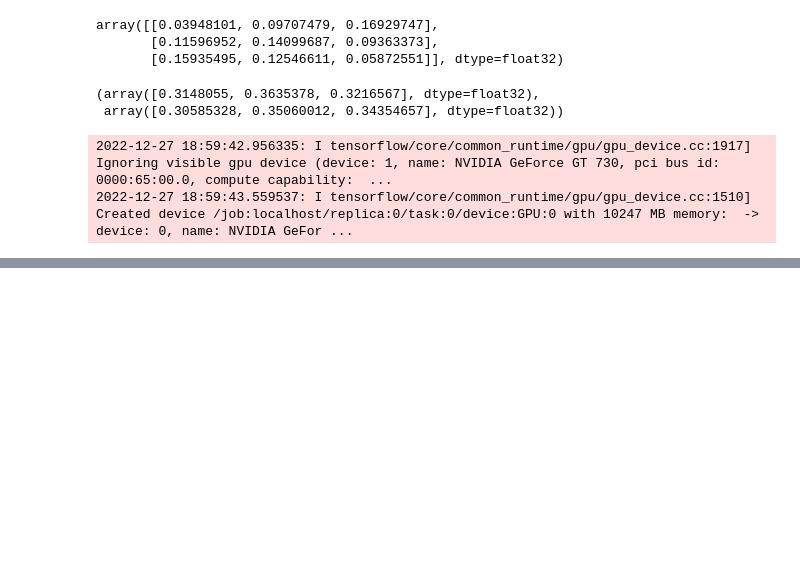
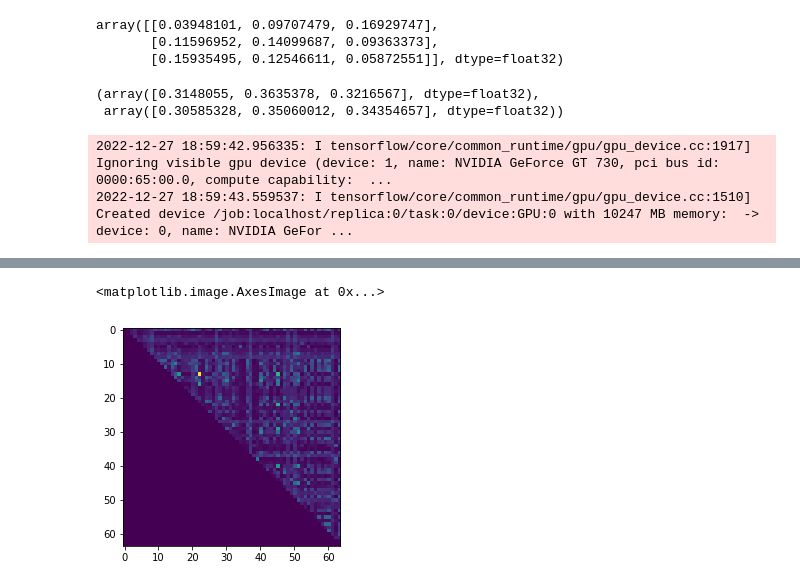
Before and after one commit to sashkarivkind/wisdrc, a Jupyter notebook: experimental/feature_stats_for_SFDA_binning_games.ipynb, the cells around one changed output, grey strips where cells are left out. Drawn from its saved outputs; the diff is of its cells as text; code cells hidden in the pictures; blank space fills up the shorter version.

```diff
--- a/experimental/feature_stats_for_SFDA_binning_games.ipynb
+++ b/experimental/feature_stats_for_SFDA_binning_games.ipynb
@@ -399,0 +403,2 @@ reference_feature_stats
+# %%
+train_generator_64 = get_dataset(parameters['dataset_dir'], 'train', 64, preprocessing=parameters['preprocessing'])
@@ -399,0 +490,2 @@ reference_feature_stats
+# %%
+train_generator_4 = get_dataset(parameters['dataset_dir'], 'train', 4, preprocessing=parameters['preprocessing'])
@@ -399,0 +567,5 @@ reference_feature_stats
+# %%
+full_couplings = []
+for f1 in range(n_features):
+    for f2 in range(f1+1, n_features):
+        full_couplings.append([f1,f2])
@@ -399,0 +647,12 @@ reference_feature_stats
+# %%
+coupling_mat = np.zeros([n_features,n_features])
+idx = 0
+for f1 in range(n_features):
+    for f2 in range(f1+1, n_features):
+        coupling_mat[f1,f2] = np.var(accum_feature_stats_2D[idx].numpy())
+        idx += 1
+# %%
+plt.imshow(coupling_mat)
+# %% [output]
+<matplotlib.image.AxesImage at 0x...>
+[figure, added]
```
Also changed, not shown: parts of 35 cells of this notebook, 1 other file.
